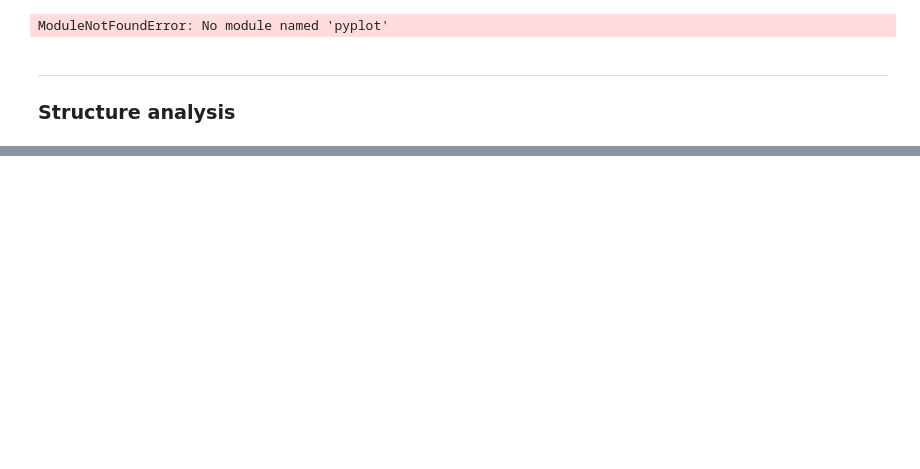
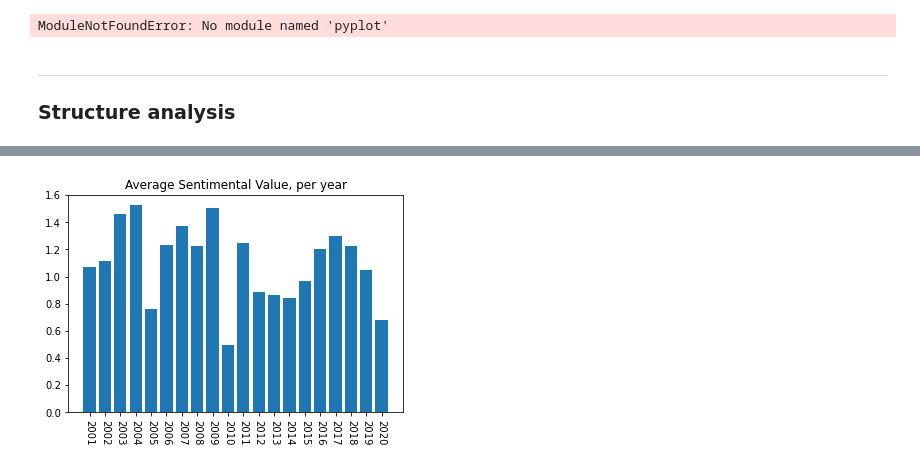
Before and after one commit to CPHB-JKSS/python_exam_g6_2021, a Jupyter notebook: presentation.ipynb, the cells around one changed output, grey strips where cells are left out. Cells and saved outputs as stored; diff of their text form; code cells hidden in the pictures; blank space fills up the shorter version.

Commit message:
sentiment analysis & small changes to raw_structure notebook

```diff
--- a/presentation.ipynb
+++ b/presentation.ipynb
@@ -135,0 +148,12 @@ ___
+# %%
+%%capture ##Disables output display in notebook
+from modules import sentiment_analysis as sa
+from modules import Afinn
+import pickle
+#nltk.download('punkt')
+
+#vi indlæser vores corpus med pickle
+infile = open('data/data_dict.pickle', 'rb')
+data_dict = pickle.load(infile)
+
+graded_dict = sa.compile_data(data_dict)
@@ -135,0 +170,16 @@ ___
+# %%
+import matplotlib.pyplot as plt
+
+value_dicts = list(graded_dict.values())
+
+averages = []
+for dict in value_dicts:
+    averages.append(dict['avg'])
+
+
+plt.bar(graded_dict.keys(), averages)
+plt.xticks(rotation=270)
+plt.title("Average Sentimental Value, per year")
+plt.show()
+# %% [output]
+[figure, added]
```
Also changed, not shown: parts of 9 cells of this notebook, 14 other files.
